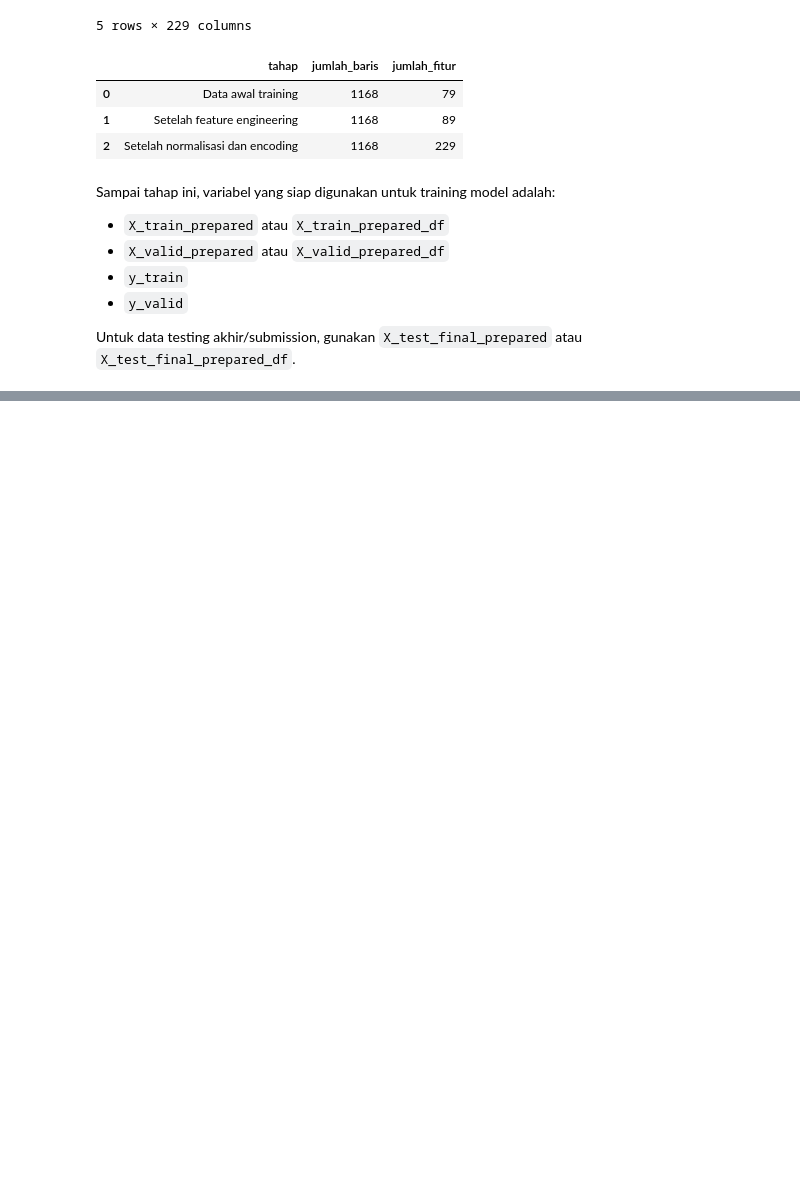
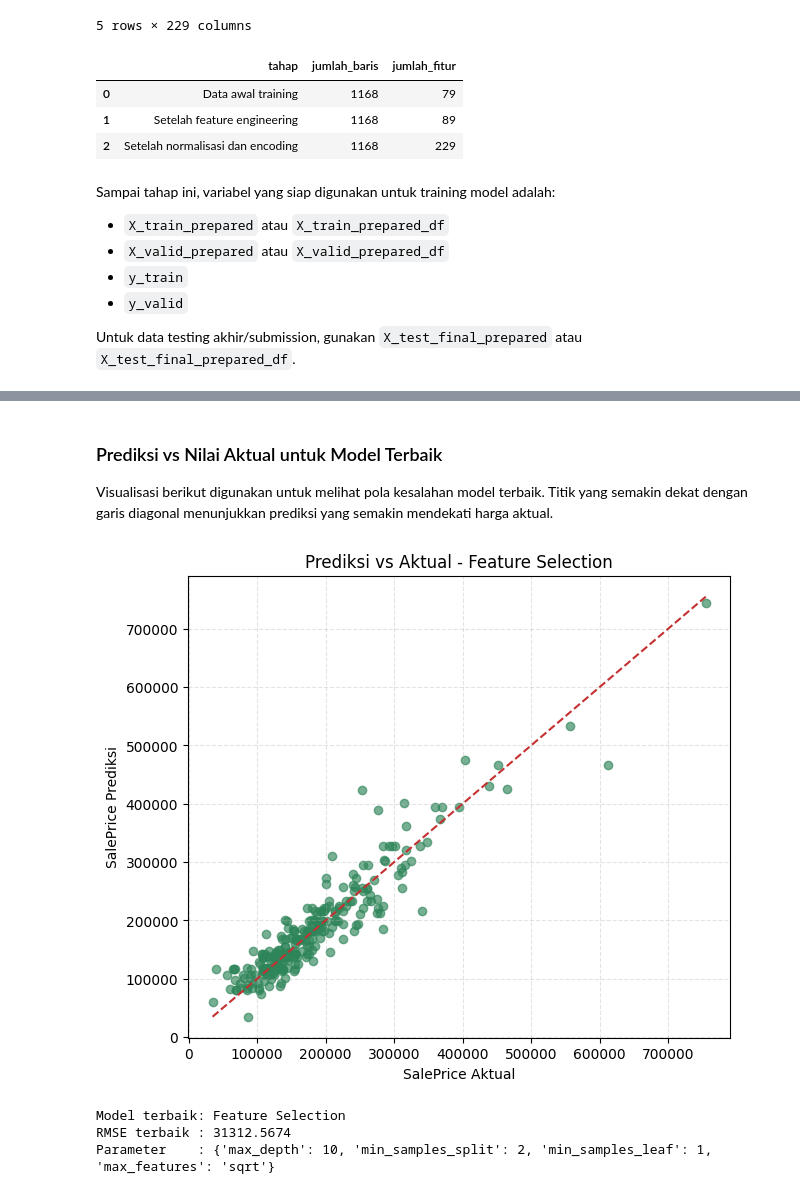
Before and after one commit to Winkyboo/fp-ml-kelompok-5, a Jupyter notebook: Program_KelasF_Kelompok5.ipynb, the cells around one changed output, grey strips where cells are left out. Drawn from its saved outputs; the diff is of its cells as text; code cells hidden in the pictures; blank space fills up the shorter version.

```diff
--- a/Program_KelasF_Kelompok5.ipynb
+++ b/Program_KelasF_Kelompok5.ipynb
@@ -307,0 +451,20 @@ Untuk data testing akhir/submission, gunakan `X_test_final_prepared` atau `X_tes
+# %%
+experiments = [
+    ('Baseline Decision Tree', False, False),
+    ('Feature Selection', True, False),
+    ('Label Price Logaritmik', False, True),
+    ('Feature Selection + Label Logaritmik', True, True)
+]
+
+experiment_results = []
+
+for experiment_name, use_feature_selection, use_log_target in experiments:
+    print(f'Menjalankan eksperimen: {experiment_name}')
+    result = run_decision_tree_experiment(
+        experiment_name,
+        use_feature_selection=use_feature_selection,
+        use_log_target=use_log_target
+    )
+    experiment_results.append(result)
+
+print('Seluruh eksperimen selesai.')
@@ -307,0 +565,29 @@ Untuk data testing akhir/submission, gunakan `X_test_final_prepared` atau `X_tes
+# %% [markdown]
+### Prediksi vs Nilai Aktual untuk Model Terbaik
+
+Visualisasi berikut digunakan untuk melihat pola kesalahan model terbaik. Titik yang semakin dekat dengan garis diagonal menunjukkan prediksi yang semakin mendekati harga aktual.
+# %%
+best_result = min(experiment_results, key=lambda item: item['RMSE'])
+
+if HAS_MATPLOTLIB:
+    plt.figure(figsize=(7, 6))
+    plt.scatter(y_valid, best_result['Prediction'], alpha=0.65, color='#2F855A')
+    min_price = min(y_valid.min(), best_result['Prediction'].min())
+    max_price = max(y_valid.max(), best_result['Prediction'].max())
+    plt.plot([min_price, max_price], [min_price, max_price], color='#C53030', linestyle='--')
+    plt.xlabel('SalePrice Aktual')
+    plt.ylabel('SalePrice Prediksi')
+    plt.title(f"Prediksi vs Aktual - {best_result['Skenario']}")
+    plt.grid(linestyle='--', alpha=0.35)
+    plt.show()
+else:
+    print('Scatter plot prediksi vs aktual tidak ditampilkan karena matplotlib belum tersedia.')
+
+print('Model terbaik:', best_result['Skenario'])
+print('RMSE terbaik :', round(best_result['RMSE'], 4))
+print('Parameter    :', best_result['Best Params'])
+# %% [output]
+[figure, added]
+Model terbaik: Feature Selection
+RMSE terbaik : 31312.5674
+Parameter    : {'max_depth': 10, 'min_samples_split': 2, 'min_samples_leaf': 1, 'max_features': 'sqrt'}
```
Also changed, not shown: parts of 22 cells of this notebook.
